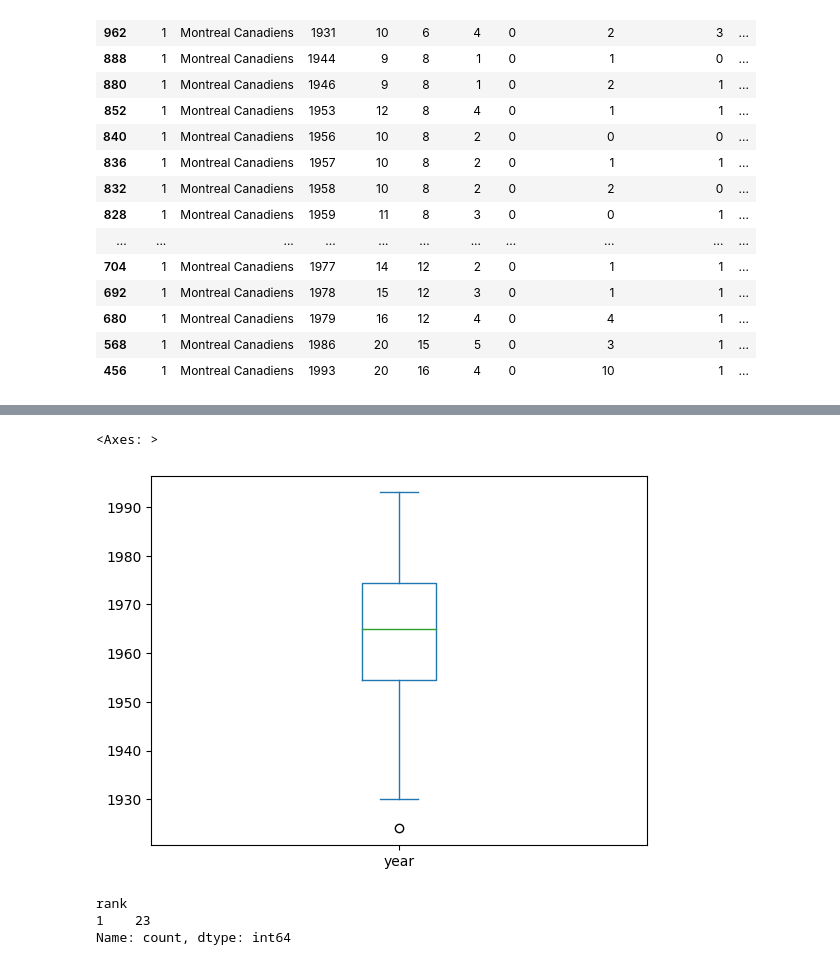
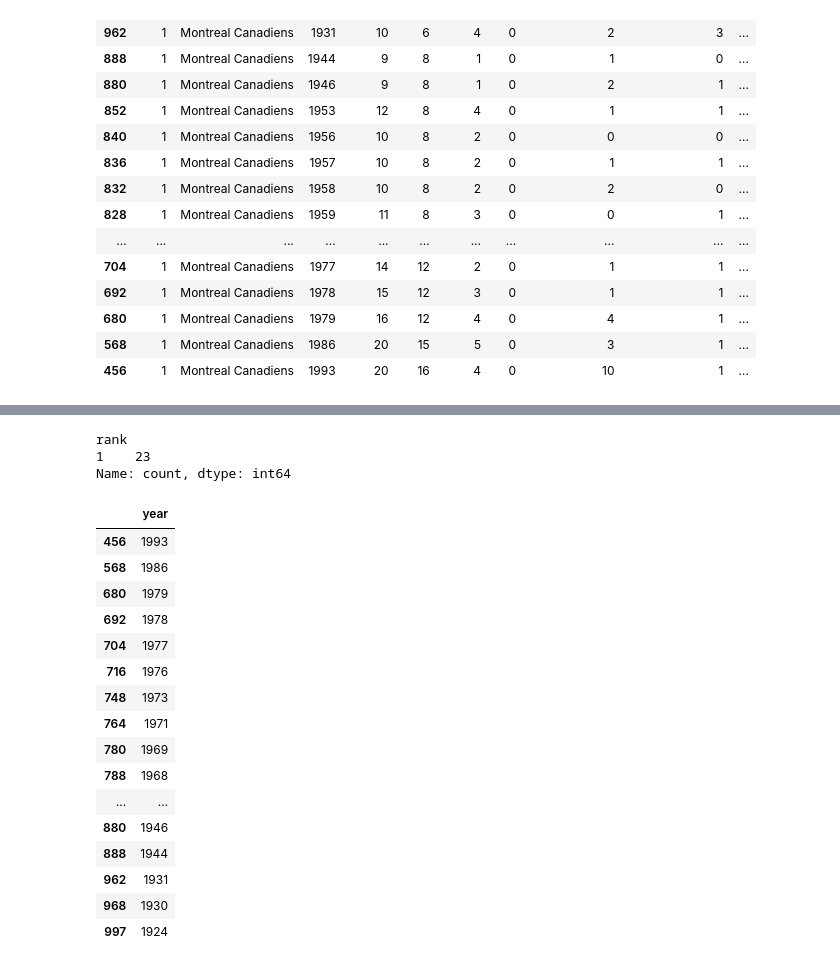
Before and after one commit to georgiassc/Montreal_Canadiens, a Jupyter notebook: Data_Cleaning_MontrealCanadiens.ipynb, the cells around one changed output, grey strips where cells are left out. Cells and saved outputs as stored; diff of their text form; code cells hidden in the pictures.

```diff
--- a/Data_Cleaning_MontrealCanadiens.ipynb
+++ b/Data_Cleaning_MontrealCanadiens.ipynb
@@ -94,8 +44,8 @@ Montreal Canadiens Championship Wins: 27
 | 568 | 1 | Montreal Canadiens | 1986 | 20 | 15 | 5 | 0 | 3 | 1 | ... |
 | 456 | 1 | Montreal Canadiens | 1993 | 20 | 16 | 4 | 0 | 10 | 1 | ... |
 # %%
-montreal.drop([1007, 1005, 999, 995], inplace=True)
-montreal.sort_values('year')
+montrealW.drop([1007, 1005, 999, 995], inplace=True)
+montrealW.sort_values('year')
 # %% [output]
 A value is trying to be set on a copy of a slice from a DataFrame
 
@@ -119,8 +69,8 @@ See the caveats in the documentation: https://pandas.pydata.org/pandas-docs/stab
 | 568 | 1 | Montreal Canadiens | 1986 | 20 | 15 | 5 | 0 | 3 | 1 | ... |
 | 456 | 1 | Montreal Canadiens | 1993 | 20 | 16 | 4 | 0 | 10 | 1 | ... |
 # %%
-montreal.loc[704, 'year'] = 1977
-montreal.sort_values('year')
+montrealW.loc[704, 'year'] = 1977
+montrealW.sort_values('year')
 # %% [output]
 |  | rank | team | year | games | wins | losses | ties | shootout_wins | shootout_losses | ... |
 | 997 | 1 | Montreal Canadiens | 1924 | 2 | 2 | 0 | 0 | 0 | 0 | ... |
@@ -165,6 +92 @@ memory usage: 3.1+ KB
-# %%
-montreal.year.plot.box ()
-# %% [output]
-<Axes: >
-[figure, removed]
 # %%
@@ -173,3 +96,24 @@ montreal['rank'].value_counts ()
 rank
 1    23
 Name: count, dtype: int64
+# %%
+montreal_years_wins = montrealW[['year']]
+montreal_years_wins
+# %% [output]
+|  | year |
+| 456 | 1993 |
+| 568 | 1986 |
+| 680 | 1979 |
+| 692 | 1978 |
+| 704 | 1977 |
+| 716 | 1976 |
+| 748 | 1973 |
+| 764 | 1971 |
+| 780 | 1969 |
+| 788 | 1968 |
+| ... | ... |
+| 880 | 1946 |
+| 888 | 1944 |
+| 962 | 1931 |
+| 968 | 1930 |
+| 997 | 1924 |
```
Also changed, not shown: parts of 9 cells of this notebook.
